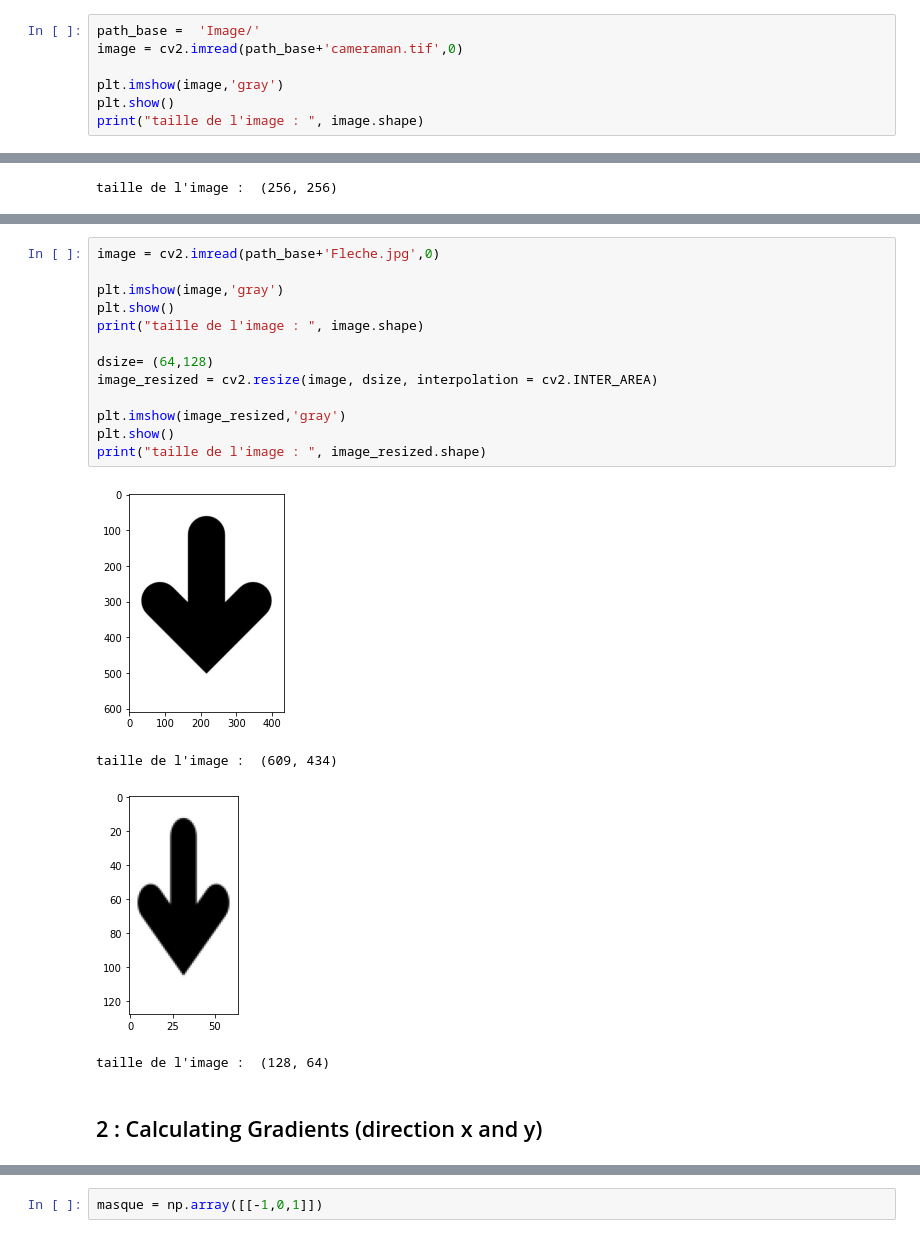
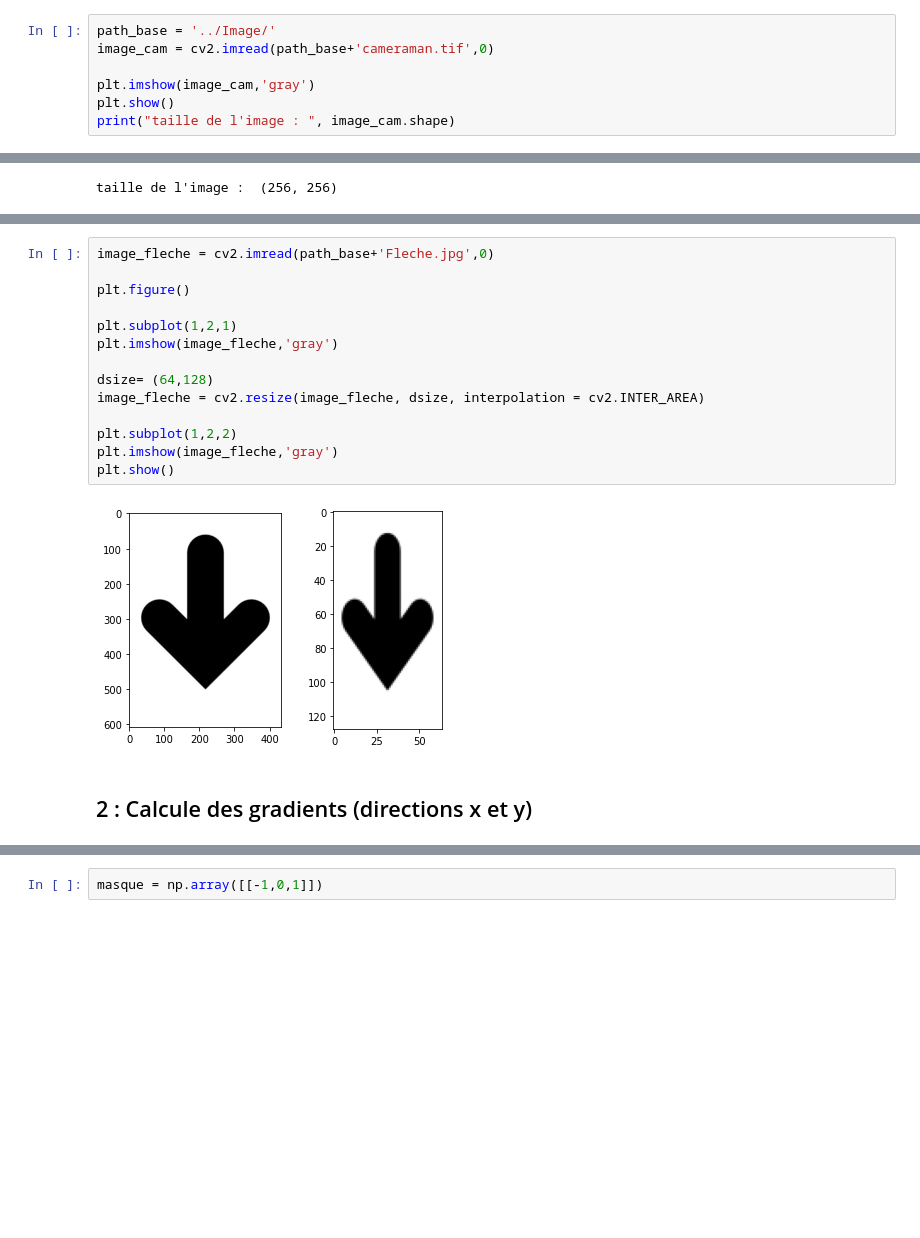
Before and after one commit to lisacsn/Histogram-of-Oriented-Gradients, a Jupyter notebook: Implémentation/Projet Hog.ipynb, the cells around one changed output, grey strips where cells are left out. Drawn from its saved outputs; the diff is of its cells as text; blank space fills up the shorter version.

```diff
--- a/Implémentation/Projet Hog.ipynb
+++ b/Implémentation/Projet Hog.ipynb
@@ -14,10 +16,10 @@ We need to preprocess the image and bring down the width to height ratio to 1:2.
 # %%
-path_base =  'Image/'
-image = cv2.imread(path_base+'cameraman.tif',0)
+path_base = '../Image/'
+image_cam = cv2.imread(path_base+'cameraman.tif',0)
 
-plt.imshow(image,'gray')
+plt.imshow(image_cam,'gray')
 plt.show()
-print("taille de l'image : ", image.shape)
+print("taille de l'image : ", image_cam.shape)
 # %% [output]
 [figure]
 taille de l'image :  (256, 256)
@@ -32,22 +34,20 @@ print("taille de l'image : ", image_resized.shape)
 [figure]
 taille de l'image :  (128, 64)
 # %%
-image = cv2.imread(path_base+'Fleche.jpg',0)
+image_fleche = cv2.imread(path_base+'Fleche.jpg',0)
 
-plt.imshow(image,'gray')
-plt.show()
-print("taille de l'image : ", image.shape)
+plt.figure()
+
+plt.subplot(1,2,1)
+plt.imshow(image_fleche,'gray')
 
 dsize= (64,128)
-image_resized = cv2.resize(image, dsize, interpolation = cv2.INTER_AREA)
+image_fleche = cv2.resize(image_fleche, dsize, interpolation = cv2.INTER_AREA)
 
-plt.imshow(image_resized,'gray')
+plt.subplot(1,2,2)
+plt.imshow(image_fleche,'gray')
 plt.show()
-print("taille de l'image : ", image_resized.shape)
 # %% [output]
-[figure, old version]
+[figure, new version]
-taille de l'image :  (609, 434)
-[figure, removed]
-taille de l'image :  (128, 64)
 # %% [markdown]
-## 2 : Calculating Gradients (direction x and y)
+## 2 : Calcule des gradients (directions x et y)
```
Also changed, not shown: parts of 45 cells of this notebook.
